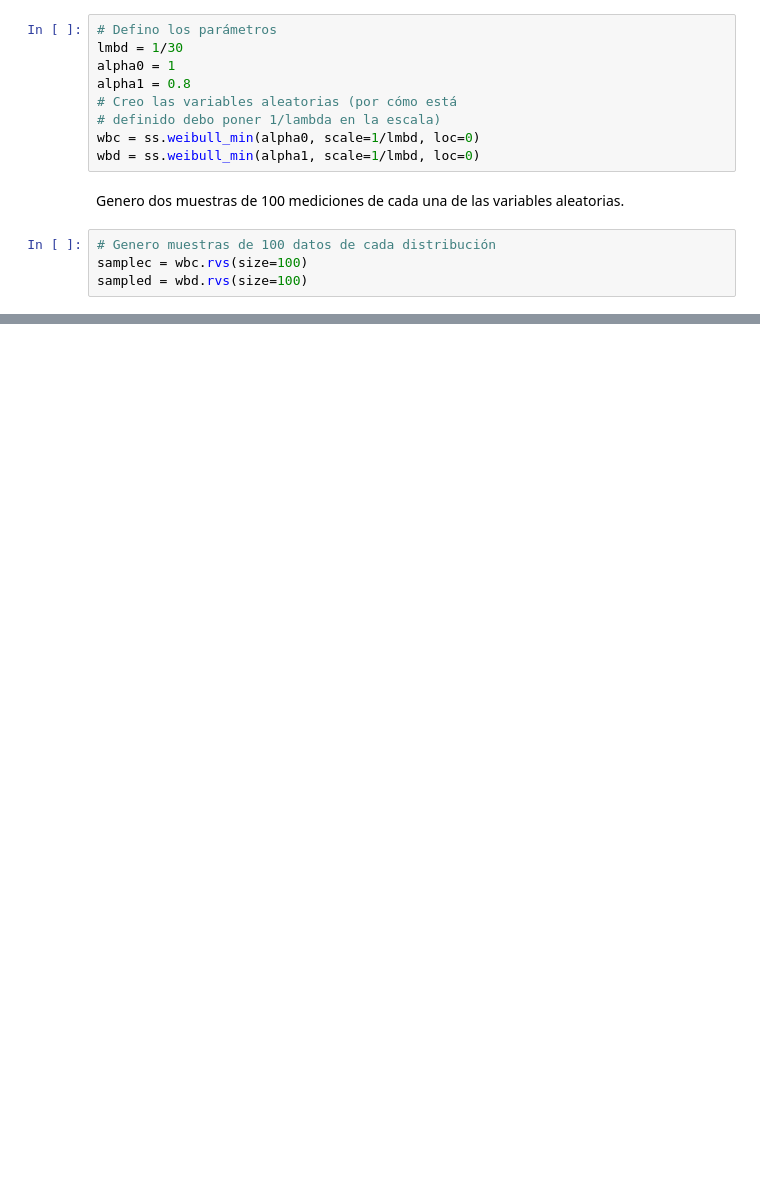
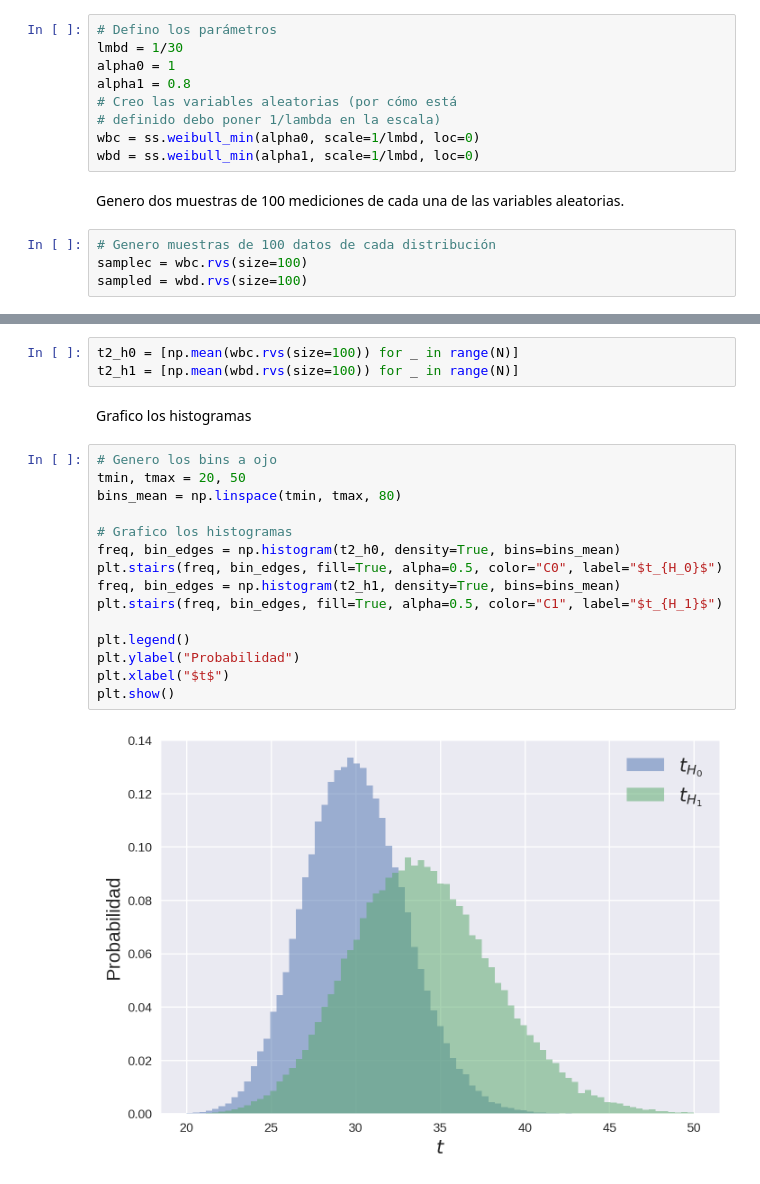
Before and after one commit to tdinapoli/mefe, a Jupyter notebook: tps/tp3/tp3.ipynb, the cells around one changed output, grey strips where cells are left out. Drawn from its saved outputs; the diff is of its cells as text; blank space fills up the shorter version.

```diff
--- a/tps/tp3/tp3.ipynb
+++ b/tps/tp3/tp3.ipynb
@@ -136,0 +277,22 @@ plt.show()
+# %%
+t2_h0 = [np.mean(wbc.rvs(size=100)) for _ in range(N)]
+t2_h1 = [np.mean(wbd.rvs(size=100)) for _ in range(N)]
+# %% [markdown]
+Grafico los histogramas
+# %%
+# Genero los bins a ojo
+tmin, tmax = 20, 50
+bins_mean = np.linspace(tmin, tmax, 80)
+
+# Grafico los histogramas
+freq, bin_edges = np.histogram(t2_h0, density=True, bins=bins_mean)
+plt.stairs(freq, bin_edges, fill=True, alpha=0.5, color="C0", label="$t_{H_0}$")
+freq, bin_edges = np.histogram(t2_h1, density=True, bins=bins_mean)
+plt.stairs(freq, bin_edges, fill=True, alpha=0.5, color="C1", label="$t_{H_1}$")
+
+plt.legend()
+plt.ylabel("Probabilidad")
+plt.xlabel("$t$")
+plt.show()
+# %% [output]
+[figure, added]
```
Also changed, not shown: parts of 41 cells of this notebook.
